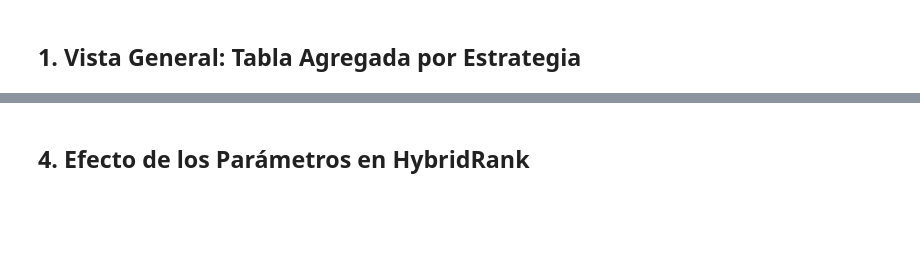
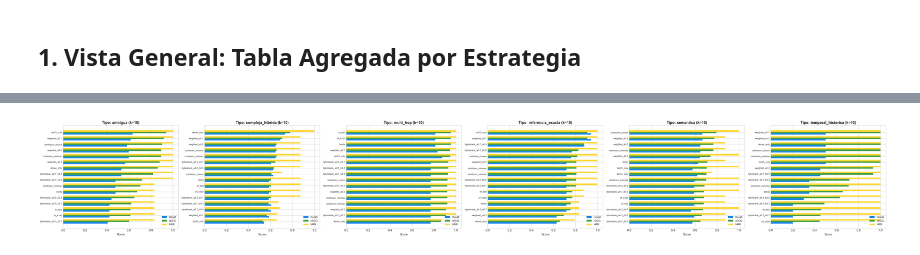
Before and after one commit to Javi111003/HybridRank-RAG, a Jupyter notebook: notebooks/fusion_evaluation_analysis.ipynb, the cells around one changed output, grey strips where cells are left out. Cells and saved outputs as stored; diff of their text form; code cells hidden in the pictures; blank space fills up the shorter version.

```diff
--- a/notebooks/fusion_evaluation_analysis.ipynb
+++ b/notebooks/fusion_evaluation_analysis.ipynb
@@ -69,33 +150,34 @@ plt.show()
 # %%
-# Análisis por query_type (literal vs semántica)
+# Rendimiento por tipo de query (k=10)
 if 'query_type' in df.columns and df['query_type'].nunique() > 1:
-    pivot = df.pivot_table(
-        index='strategy',
-        columns='query_type',
-        values=metric_cols[:3],
-        aggfunc='mean'
-    ).round(4)
+    query_types = sorted(df['query_type'].unique())
 
-    print('Rendimiento por tipo de query:')
-    display(pivot)
-
-    # Gráfico para cada tipo de query
-    query_types = df['query_type'].unique()
-    fig, axes = plt.subplots(1, len(query_types), figsize=(14, 6))
+    fig, axes = plt.subplots(1, len(query_types), figsize=(7 * len(query_types), 6))
     if len(query_types) == 1:
         axes = [axes]
 
     for ax, qt in zip(axes, query_types):
         df_qt = df[(df['query_type'] == qt) & (df['top_k'] == 10)]
-        data = df_qt.groupby('strategy')[metric_cols[0]].mean().sort_values()
-        data.plot(kind='barh', ax=ax, color='steelblue')
-        ax.set_title(f'Query Type: {qt}', fontweight='bold')
-        ax.set_xlabel(metric_cols[0])
+        data = df_qt.groupby('strategy')[['recall', 'ndcg', 'mrr']].mean().sort_values('ndcg')
+
+        x = np.arange(len(data))
+        width = 0.25
+
+        ax.barh(x - width, data['recall'], width, label='Recall', color='#1E88E5')
+        ax.barh(x, data['ndcg'], width, label='nDCG', color='#43A047')
+        ax.barh(x + width, data['mrr'], width, label='MRR', color='#FDD835')
+
+        ax.set_yticks(x)
+        ax.set_yticklabels(data.index, fontsize=8)
+        ax.set_xlabel('Score')
+        ax.set_title(f'Tipo: {qt} (k=10)', fontweight='bold')
+        ax.legend(fontsize=9)
+        ax.set_xlim(0, 1.05)
 
     plt.tight_layout()
     plt.savefig(RESULTS_DIR / 'by_query_type.png', dpi=150, bbox_inches='tight')
     plt.show()
 else:
     print('Solo hay un tipo de query o falta la columna query_type')
+# %% [output]
+[figure, added]
-# %% [markdown]
-## 4. Efecto de los Parámetros en HybridRank
```
Also changed, not shown: parts of 15 cells of this notebook, 1 other file.
